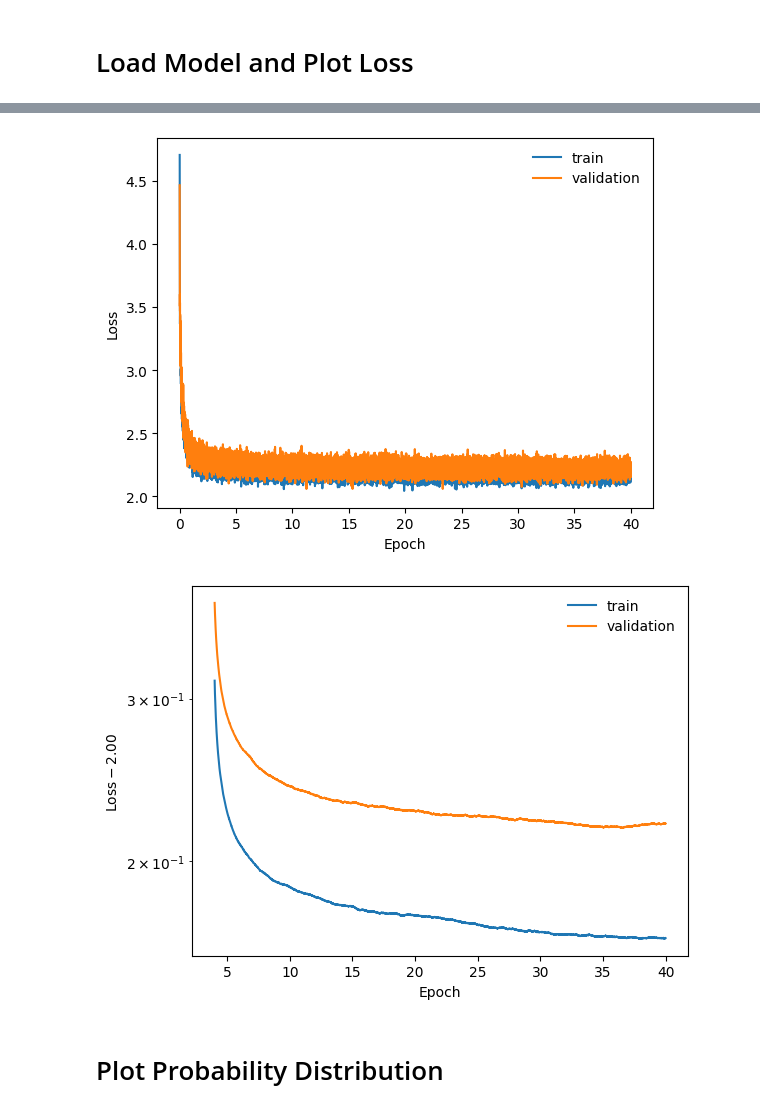
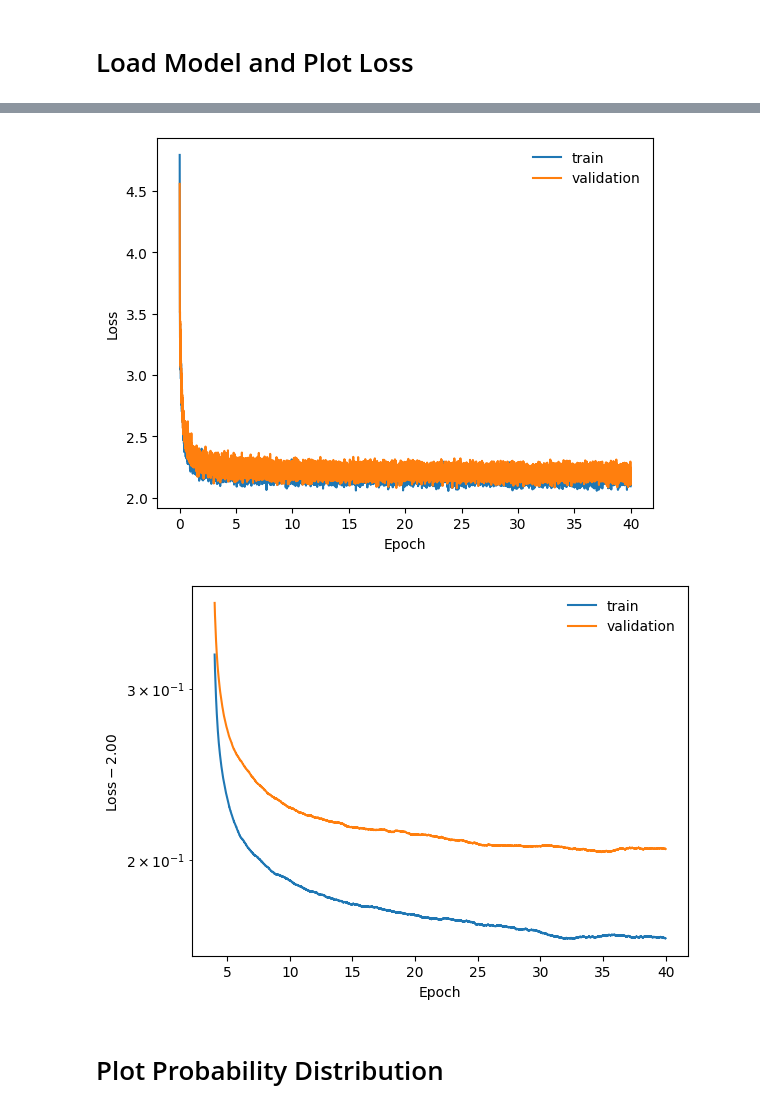
Before and after one commit to knmoriwaki/cosmoglint, a Jupyter notebook: notebooks/plot_transformer.ipynb, the cells around one changed output, grey strips where cells are left out. Saved outputs shown, nothing was run; the diff lists cells and outputs as text; code cells hidden in the pictures.

```diff
--- a/notebooks/plot_transformer.ipynb
+++ b/notebooks/plot_transformer.ipynb
@@ -88,10 +88,29 @@ base_dir = "../scripts/runs/output_transformer"
 # Load Model and Plot Loss
 # %%
 snapshot_number = 33
-model_dir = "{}/transformer1_{:d}_use_vel_ep40_bs512_w0.02".format(base_dir, snapshot_number)
+model_dir = "{}/transformer1_{:d}_ep40_bs512_w0.02".format(base_dir, snapshot_number)
 
 output_dir = "{}/figures".format(model_dir)
 os.makedirs(output_dir, exist_ok=True)
+
+### load parameters
+with open("{}/args.json".format(model_dir), "r") as f:
+    opt = json.load(f, object_hook=lambda d: argparse.Namespace(**d))
+    opt.norm_param_dict = namespace_to_dict(opt.norm_param_dict)
+print("opt: ", opt)
+
+max_ids = np.loadtxt("../dataset/param_files/max_nbin20_{:d}.txt".format(snapshot_number))
+max_ids = ( max_ids * opt.num_features_out ).astype(int)
+max_ids = torch.tensor(max_ids).to(device)
+
+### load model
+model = transformer_model(opt)
+model.load_state_dict(torch.load("{}/model.pth".format(model_dir), map_location=device))
+model.to(device)
+
+model.eval()
+print(model)
+
 
 ### plot loss
 loss = np.loadtxt("{}/log.txt".format(model_dir), comments="#")
@@ -117,22 +136,4 @@ plot_running_mean(x, loss[:,2], dx, show_diff=True, label="validation", ymin=ymi
 plt.legend(frameon=False)
 
 print("Final mean validation loss: {:.3f}".format(loss[-100:,2].mean()))
-
-### load parameters
-with open("{}/args.json".format(model_dir), "r") as f:
-    opt = json.load(f, object_hook=lambda d: argparse.Namespace(**d))
-    opt.norm_param_dict = namespace_to_dict(opt.norm_param_dict)
-print("opt: ", opt)
-
-max_ids = np.loadtxt("../dataset/param_files/max_nbin20_{:d}.txt".format(snapshot_number))
-max_ids = ( max_ids * opt.num_features_out ).astype(int)
-max_ids = torch.tensor(max_ids).to(device)
-
-### load model
-model = transformer_model(opt)
-model.load_state_dict(torch.load("{}/model.pth".format(model_dir), map_location=device))
-model.to(device)
-
-model.eval()
-print(model)
 # %% [output]
@@ -156,5 +157,5 @@ Transformer1(
-[figure, old version]
+[figure, new version]
-[figure, old version]
+[figure, new version]
 # %% [markdown]
 # Plot Probability Distribution
 # %%
```
Also changed, not shown: parts of 11 cells of this notebook, 4 other files.
